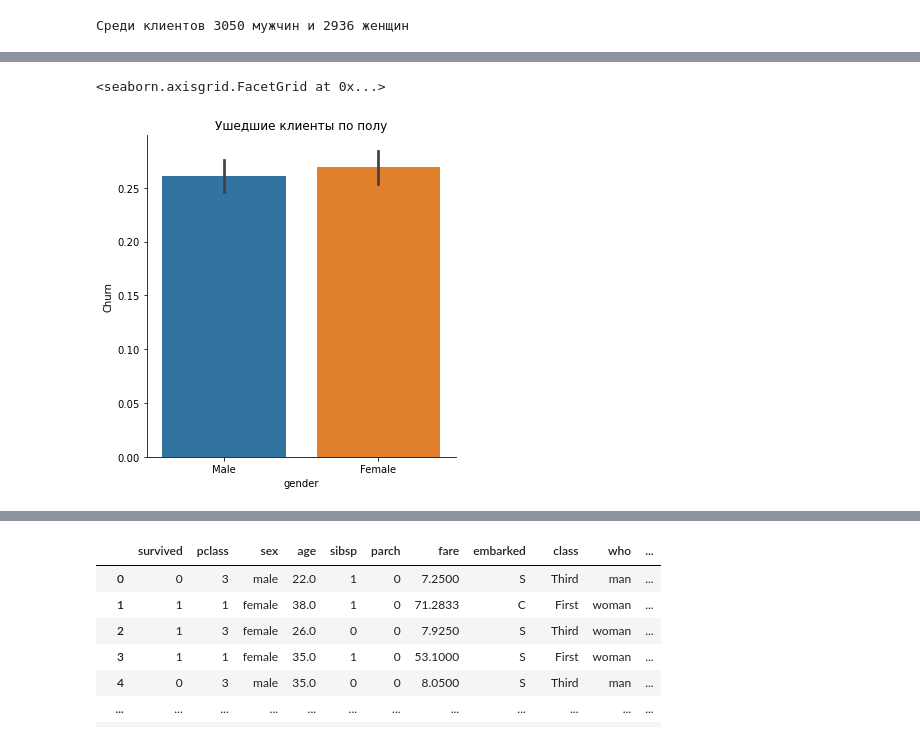
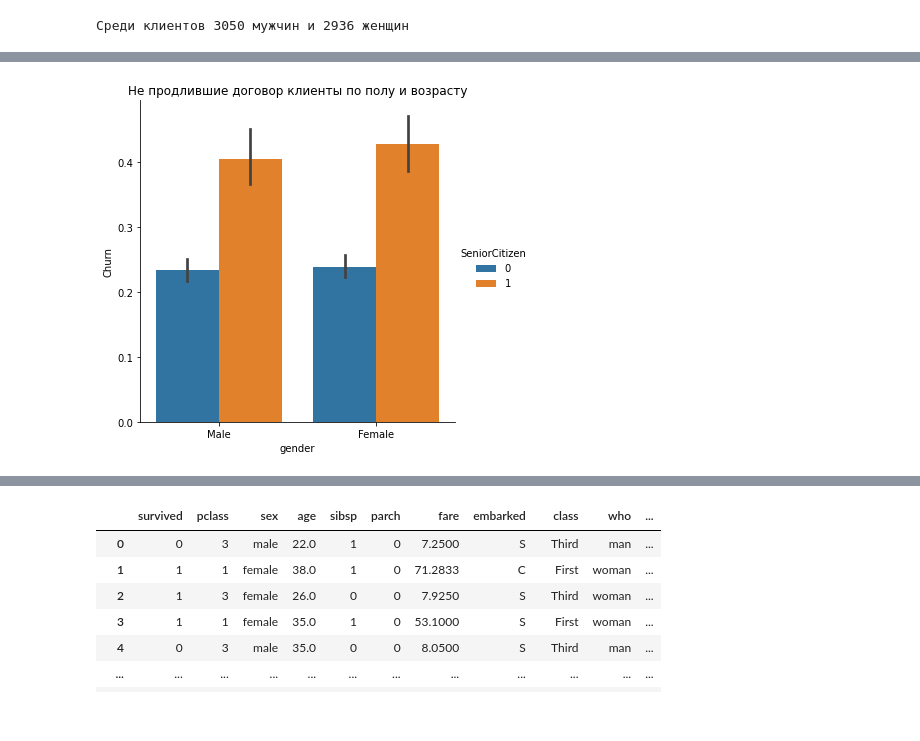
Before and after one commit to ddmitry80/ds_coursework_ml_beginner, a Jupyter notebook: Coursework_ML.ipynb, the cells around one changed output, grey strips where cells are left out. Saved outputs shown, nothing was run; the diff lists cells and outputs as text; code cells hidden in the pictures.

```diff
--- a/Coursework_ML.ipynb
+++ b/Coursework_ML.ipynb
@@ -133,6 +188,5 @@ SyntaxError: invalid syntax (<ipython-input-57-3f50b064e76d>, line 1)
 # %%
-ax = sns.catplot(x='gender', y='Churn', kind='bar', data=telecom_users)
-ax.set(title='Ушедшие клиенты по полу')
+ax = sns.catplot(x='gender', y='Churn', hue='SeniorCitizen', kind='bar', data=telecom_users)
+ax.set(title='Не продлившие договор клиенты по полу и возрасту');
 # %% [output]
-<seaborn.axisgrid.FacetGrid at 0x...>
-[figure, old version]
+[figure, new version]
```
Also changed, not shown: parts of 26 cells of this notebook.
